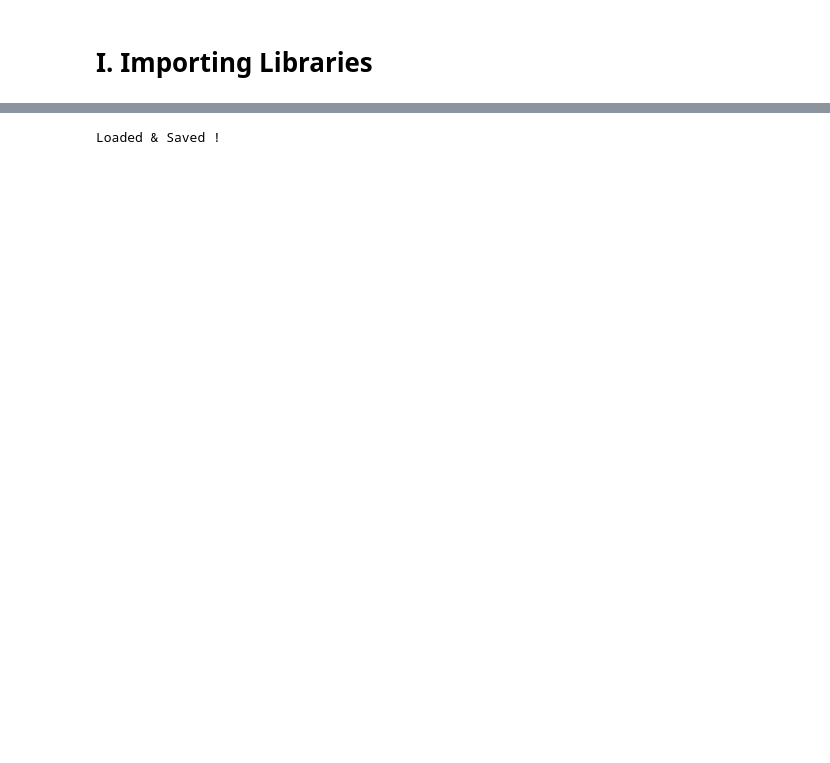
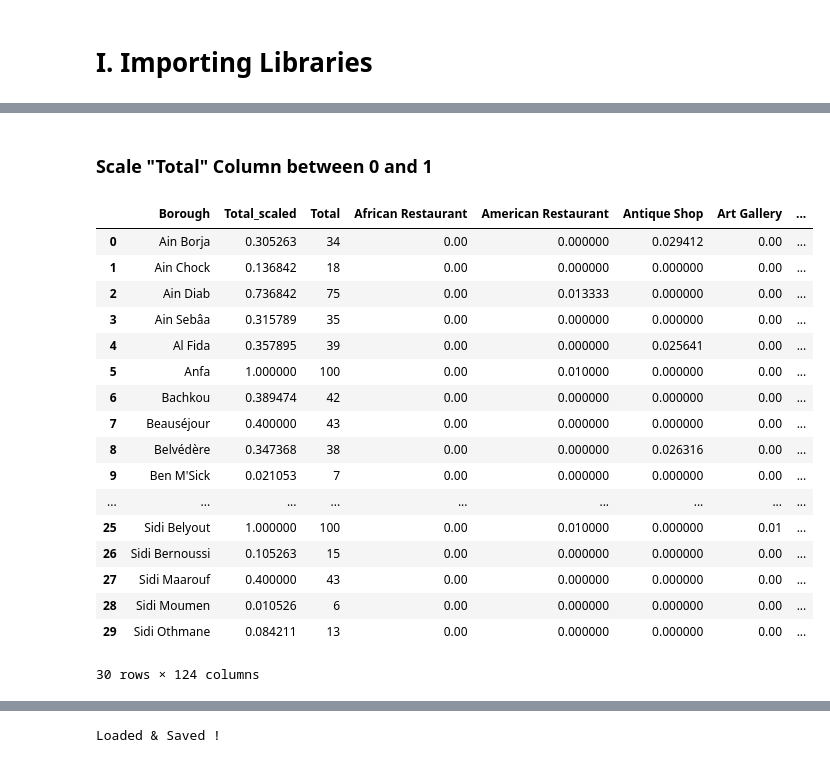
Before and after one commit to hamdanihamza/IBM-Capstone-Project, a Jupyter notebook: The Battle of Neighborhoods (Week 2).ipynb, the cells around one changed output, grey strips where cells are left out. Cells and saved outputs as stored; diff of their text form; code cells hidden in the pictures; blank space fills up the shorter version.

Commit message:
Published from Watson Studio.

```diff
--- a/The Battle of Neighborhoods (Week 2).ipynb
+++ b/The Battle of Neighborhoods (Week 2).ipynb
@@ -361,0 +327,9 @@ cities_grouped
+# %%
+boroughs_onehot = pd.get_dummies(boroughs_merged[['Venue Category']], prefix="", prefix_sep="")
+
+boroughs_onehot["Borough"] = boroughs_merged["Borough"]
+neigh = boroughs_onehot.pop('Borough')
+boroughs_onehot.insert(0, 'Borough', neigh)
+
+boroughs_onehot.dropna(inplace=True)
+boroughs_onehot
@@ -361,0 +350,9 @@ cities_grouped
+# %%
+unwanted_venues = []
+# unwanted_venues = ["Nightclub" ,"Jazz Club", "Train Station", "Yoga Studio", "Wings Joint"]
+
+for (key, value) in boroughs_merged["Venue Category"].value_counts().to_dict().items():
+    if value < 0:
+        unwanted_venues.append(str(key))
+
+boroughs_onehot.drop(columns=unwanted_venues, axis=1, inplace=True)
@@ -361,0 +406,2 @@ cities_grouped
+# %% [markdown]
+### Scale "Total" Column between 0 and 1
@@ -361,0 +410,26 @@ cities_grouped
+# %%
+scaler = MinMaxScaler()
+
+boroughs_grouped["Total_scaled"] = scaler.fit_transform(boroughs_grouped["Total"].values.reshape(-1,1))
+neigh = boroughs_grouped.pop('Total_scaled')
+boroughs_grouped.insert(1, 'Total_scaled', neigh)
+boroughs_grouped
+# %% [output]
+|  | Borough | Total_scaled | Total | African Restaurant | American Restaurant | Antique Shop | Art Gallery | ... |
+| 0 | Ain Borja | 0.305263 | 34 | 0.00 | 0.000000 | 0.029412 | 0.00 | ... |
+| 1 | Ain Chock | 0.136842 | 18 | 0.00 | 0.000000 | 0.000000 | 0.00 | ... |
+| 2 | Ain Diab | 0.736842 | 75 | 0.00 | 0.013333 | 0.000000 | 0.00 | ... |
+| 3 | Ain Sebâa | 0.315789 | 35 | 0.00 | 0.000000 | 0.000000 | 0.00 | ... |
+| 4 | Al Fida | 0.357895 | 39 | 0.00 | 0.000000 | 0.025641 | 0.00 | ... |
+| 5 | Anfa | 1.000000 | 100 | 0.00 | 0.010000 | 0.000000 | 0.00 | ... |
+| 6 | Bachkou | 0.389474 | 42 | 0.00 | 0.000000 | 0.000000 | 0.00 | ... |
+| 7 | Beauséjour | 0.400000 | 43 | 0.00 | 0.000000 | 0.000000 | 0.00 | ... |
+| 8 | Belvédère | 0.347368 | 38 | 0.00 | 0.000000 | 0.026316 | 0.00 | ... |
+| 9 | Ben M'Sick | 0.021053 | 7 | 0.00 | 0.000000 | 0.000000 | 0.00 | ... |
+| ... | ... | ... | ... | ... | ... | ... | ... | ... |
+| 25 | Sidi Belyout | 1.000000 | 100 | 0.00 | 0.010000 | 0.000000 | 0.01 | ... |
+| 26 | Sidi Bernoussi | 0.105263 | 15 | 0.00 | 0.000000 | 0.000000 | 0.00 | ... |
+| 27 | Sidi Maarouf | 0.400000 | 43 | 0.00 | 0.000000 | 0.000000 | 0.00 | ... |
+| 28 | Sidi Moumen | 0.010526 | 6 | 0.00 | 0.000000 | 0.000000 | 0.00 | ... |
+| 29 | Sidi Othmane | 0.084211 | 13 | 0.00 | 0.000000 | 0.000000 | 0.00 | ... |
+30 rows × 124 columns
```
Also changed, not shown: parts of 99 cells of this notebook.
